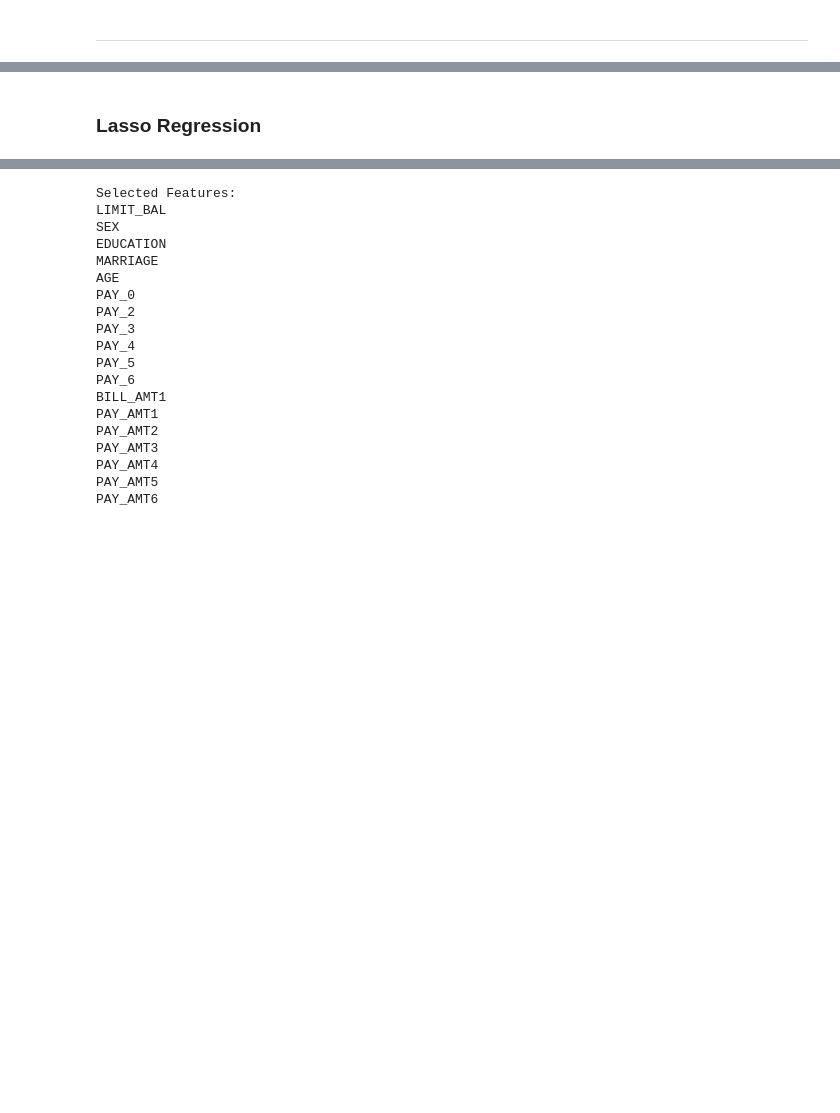
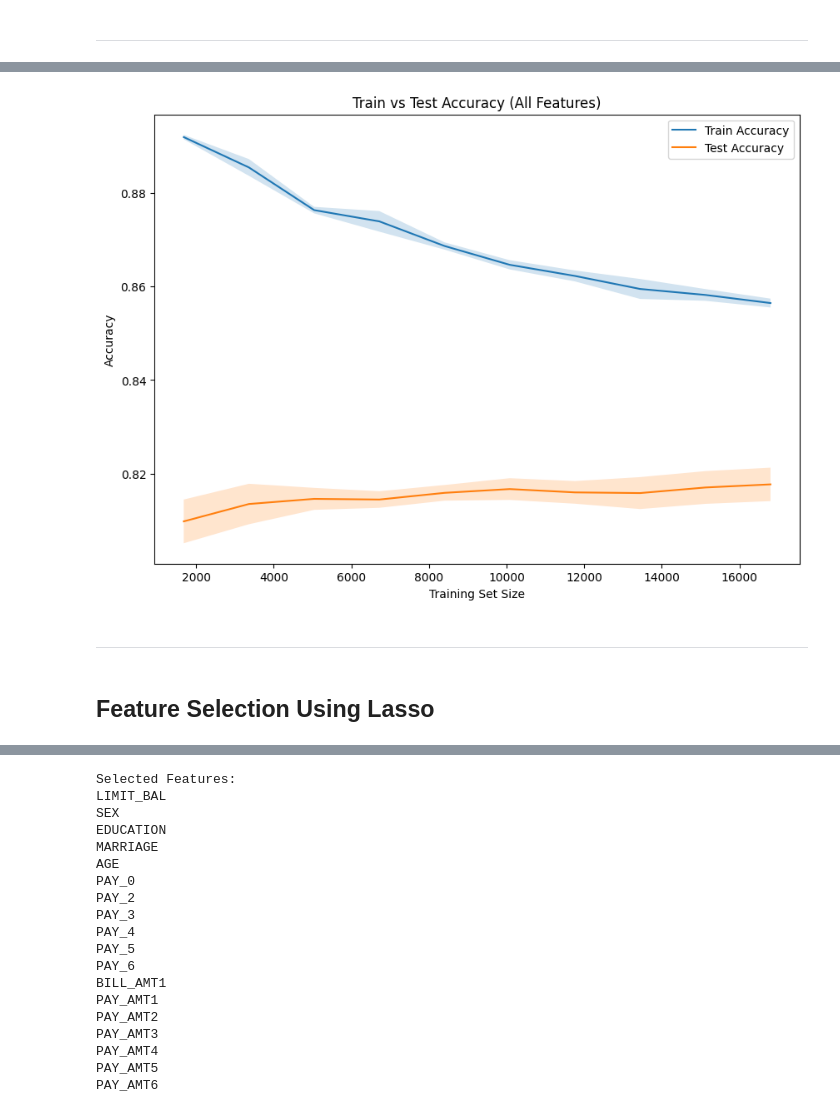
Before and after one commit to LucaBia/default-of-payments, a Jupyter notebook: main.ipynb, the cells around one changed output, grey strips where cells are left out. Saved outputs shown, nothing was run; the diff lists cells and outputs as text; code cells hidden in the pictures; blank space fills up the shorter version.

```diff
--- a/main.ipynb
+++ b/main.ipynb
@@ -161,9 +170,8 @@ X_train, X_test, y_train, y_test = train_test_split(X_scaled, y, test_size=0.3,
 # %%
-# Hyperparameter grid
-param_grid = {
-    'n_estimators': [100, 200],
-    'max_depth': [None, 10, 20],
-    'min_samples_split': [2, 5],
-    'min_samples_leaf': [1, 2]
+parameters = {
+    'n_estimators': [100, 200, 300, 500],
+    'max_depth': [None, 10, 20, 30, 40],
+    'min_samples_split': [2, 5, 10],
+    'min_samples_leaf': [1, 2, 4]
 }
 # %%
@@ -240,2 +282,26 @@ Feature ranking (all features):
+# %%
+# Train vs Test Accuracy for Random Forest with All Features
+train_sizes = np.linspace(0.1, 1.0, 10)
+train_sizes, train_scores, test_scores = learning_curve(random_forest_all_features, X_train, y_train, train_sizes=train_sizes, cv=5, scoring='accuracy')
+
+train_scores_mean = np.mean(train_scores, axis=1)
+train_scores_std = np.std(train_scores, axis=1)
+test_scores_mean = np.mean(test_scores, axis=1)
+test_scores_std = np.std(test_scores, axis=1)
+
+plt.figure(figsize=(10, 7))
+plt.plot(train_sizes, train_scores_mean, label='Train Accuracy')
+plt.plot(train_sizes, test_scores_mean, label='Test Accuracy')
+plt.fill_between(train_sizes, train_scores_mean - train_scores_std, train_scores_mean + train_scores_std, alpha=0.2)
+plt.fill_between(train_sizes, test_scores_mean - test_scores_std, test_scores_mean + test_scores_std, alpha=0.2)
+plt.xlabel('Training Set Size')
+plt.ylabel('Accuracy')
+plt.title('Train vs Test Accuracy (All Features)')
+plt.legend()
+plt.show()
+# %% [output]
+[figure, added]
 # %% [markdown]
-### Lasso Regression
+---
+# %% [markdown]
+## Feature Selection Using Lasso
```
Also changed, not shown: parts of 51 cells of this notebook.
